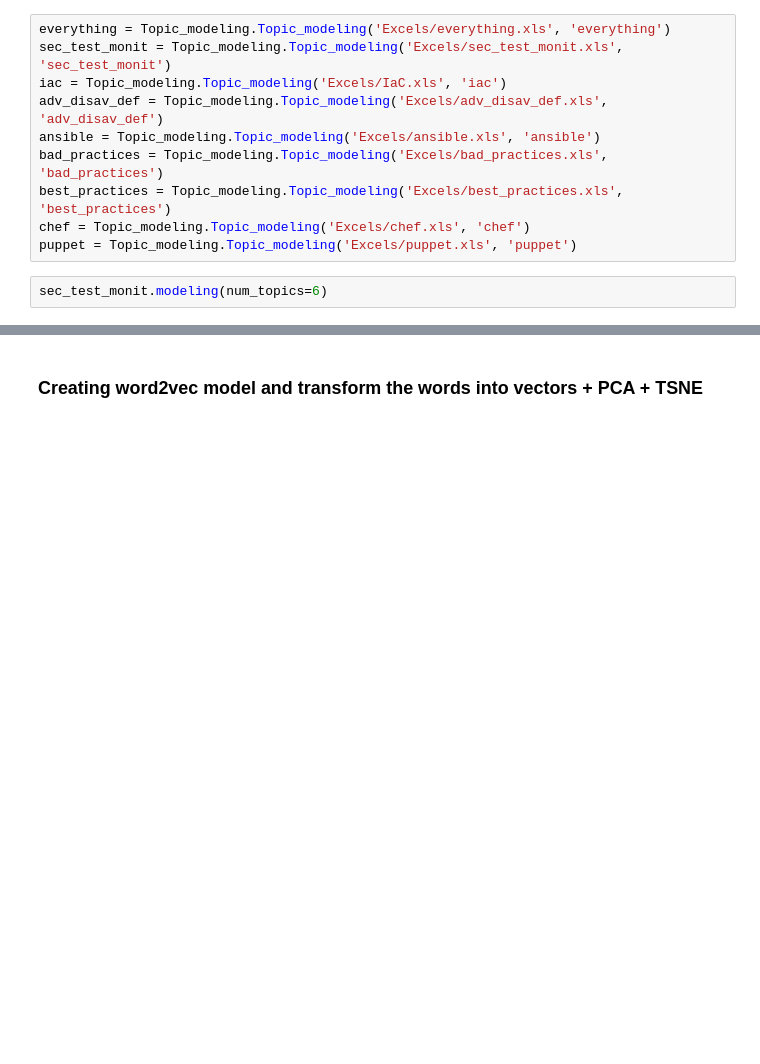
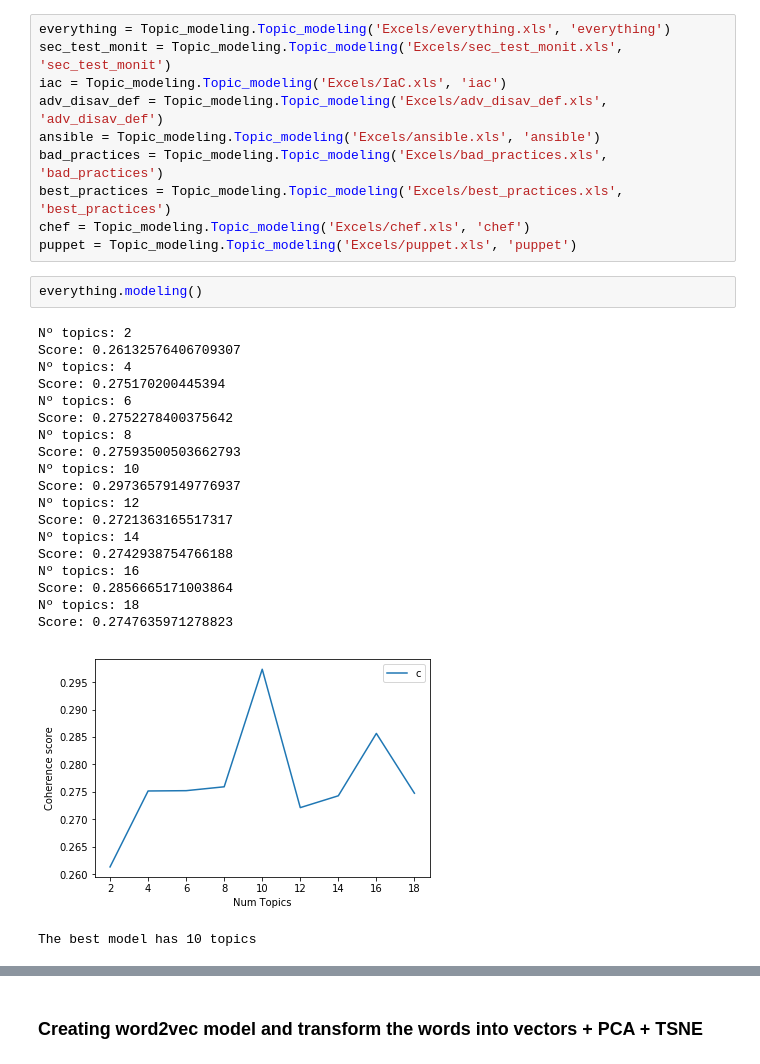
Before and after one commit to angel-ur/IaC-GLR, a Jupyter notebook: LDA_all.ipynb, the cells around one changed output, grey strips where cells are left out. Cells and saved outputs as stored; diff of their text form; blank space fills up the shorter version.

```diff
--- a/LDA_all.ipynb
+++ b/LDA_all.ipynb
@@ -33,6 +33,27 @@ bad_practices = Topic_modeling.Topic_modeling('Excels/bad_practices.xls', 'bad_p
 best_practices = Topic_modeling.Topic_modeling('Excels/best_practices.xls', 'best_practices')
 chef = Topic_modeling.Topic_modeling('Excels/chef.xls', 'chef')
 puppet = Topic_modeling.Topic_modeling('Excels/puppet.xls', 'puppet')
-# %%
-sec_test_monit.modeling(num_topics=6)
+# %%
+everything.modeling()
+# %% [output]
+Nº topics: 2
+Score: 0.26132576406709307
+Nº topics: 4
+Score: 0.275170200445394
+Nº topics: 6
+Score: 0.2752278400375642
+Nº topics: 8
+Score: 0.27593500503662793
+Nº topics: 10
+Score: 0.29736579149776937
+Nº topics: 12
+Score: 0.2721363165517317
+Nº topics: 14
+Score: 0.2742938754766188
+Nº topics: 16
+Score: 0.2856665171003864
+Nº topics: 18
+Score: 0.2747635971278823
+[figure, added]
+The best model has 10 topics
 # %%
```
Also changed, not shown: parts of 6 cells of this notebook, 6 other files.
